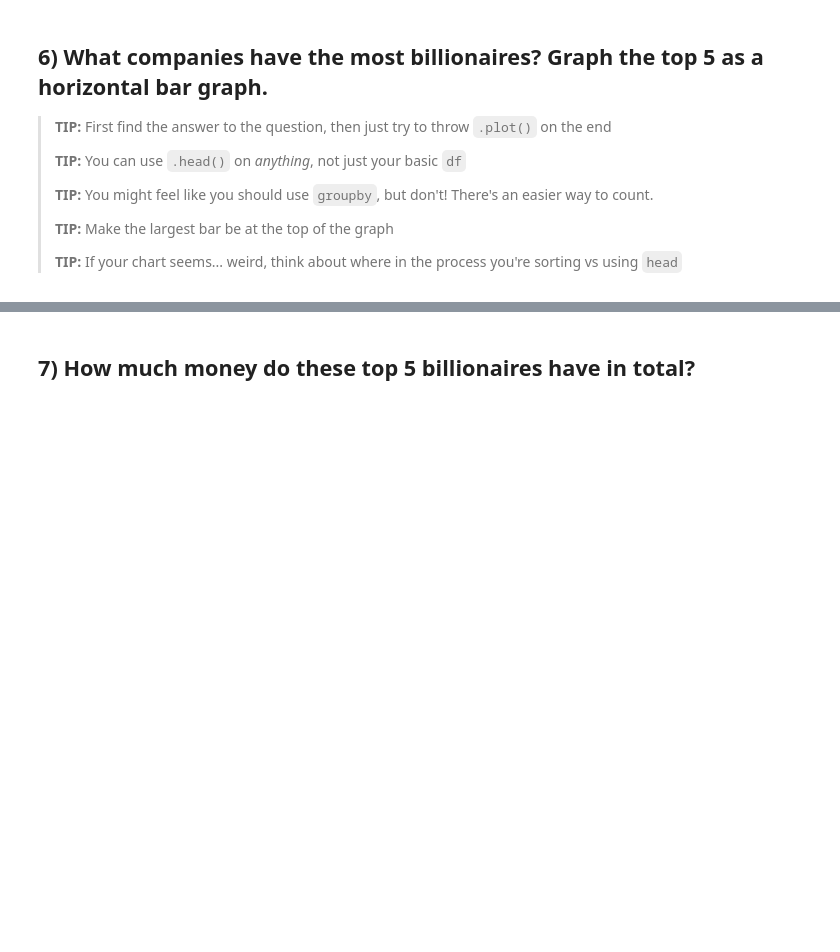
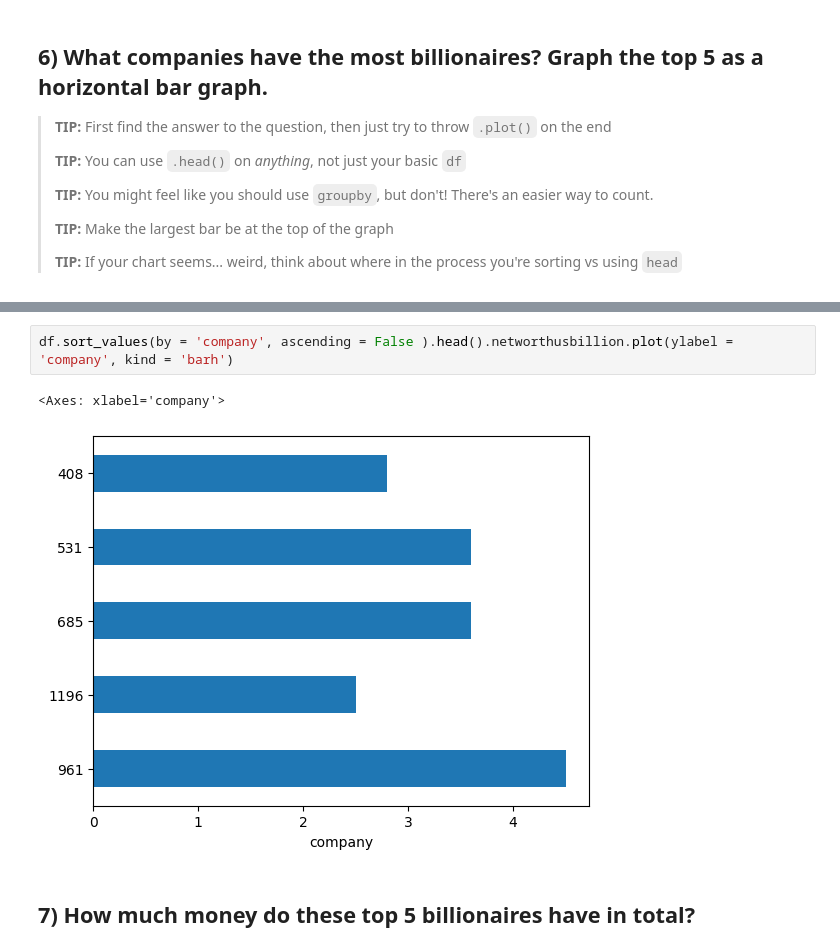
Before and after one commit to lei10003/05-homework-basics, a Jupyter notebook: 02-Billionaires.ipynb, the cells around one changed output, grey strips where cells are left out. Saved outputs shown, nothing was run; the diff lists cells and outputs as text; blank space fills up the shorter version.

```diff
--- a/02-Billionaires.ipynb
+++ b/02-Billionaires.ipynb
@@ -140,3 +218,8 @@ df.gender.value_counts(normalize = True)[0].round(2) * 100
+# %%
+df.sort_values(by = 'company', ascending = False ).head().networthusbillion.plot(ylabel = 'company', kind = 'barh')
+# %% [output]
+<Axes: xlabel='company'>
+[figure, added]
 # %% [markdown]
 ## 7) How much money do these top 5 billionaires have in total?
 # %% [markdown]
```
Also changed, not shown: parts of 7 cells of this notebook.
